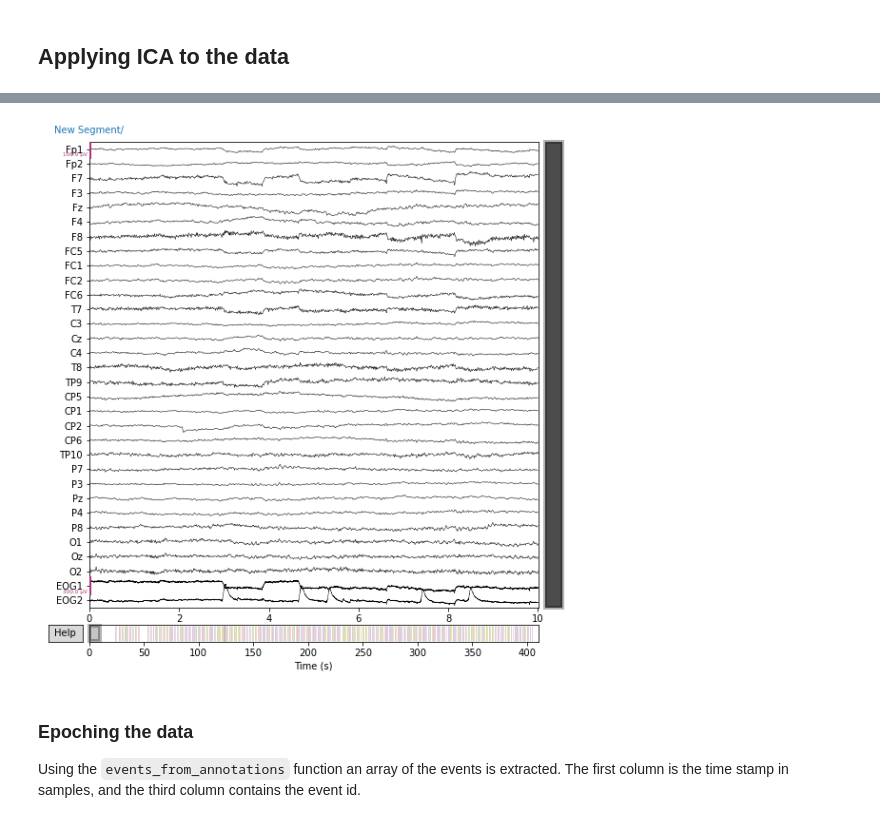
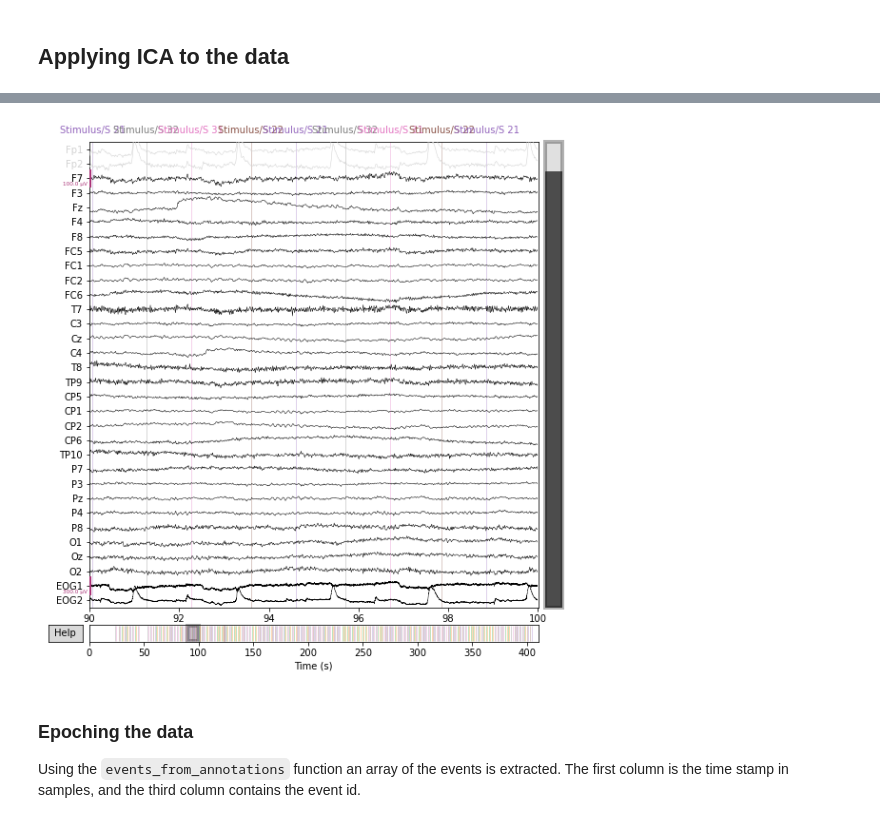
Before and after one commit to laurabpaulsen/EEG_and_mouse_tracking, a Jupyter notebook: ICA.ipynb, the cells around one changed output, grey strips where cells are left out. Saved outputs shown, nothing was run; the diff lists cells and outputs as text; code cells hidden in the pictures.

```diff
--- a/ICA.ipynb
+++ b/ICA.ipynb
@@ -85,6 +86,10 @@ High-pass filtering the data at 0.1 Hz and subsequently low-pass filtering at 40
 # %%
 raw = raw.filter(0.1, None)
 raw = raw.filter(None, 40)
+
+#removing two very messy channels???
+raw.info['bads'] = ['Fp1', 'Fp2']
+# Do F8 and F7 also look weird
 # %% [output]
 Filtering raw data in 1 contiguous segment
 Setting up high-pass filter at 0.1 Hz
@@ -179,9 +194,9 @@ Applying ICA to Raw instance
 | Duration | 00:06:50 (HH:MM:SS) |
 # %%
 # plotting the data after ICA
-raw.plot(n_channels = 33, scalings = {'eeg': 50e-6});
+raw.plot(n_channels = 33, scalings = {'eeg': 50e-6}, duration = 10, start = 90);
 # %% [output]
-[figure, old version]
+[figure, new version]
 # %% [markdown]
 ### Epoching the data
 Using the `events_from_annotations` function an array of the events is extracted. The first column is the time stamp in samples, and the third column contains the event id.
```
Also changed, not shown: parts of 22 cells of this notebook, 2 other files.
